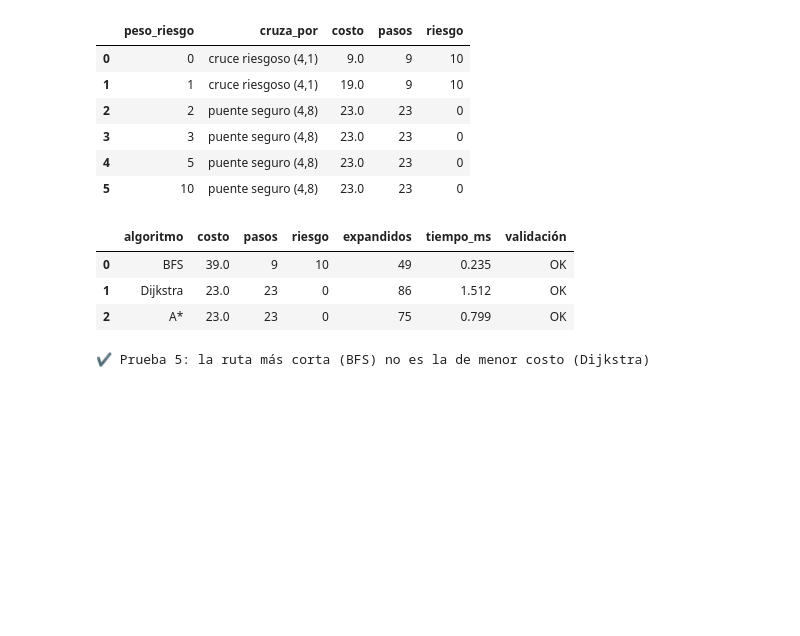
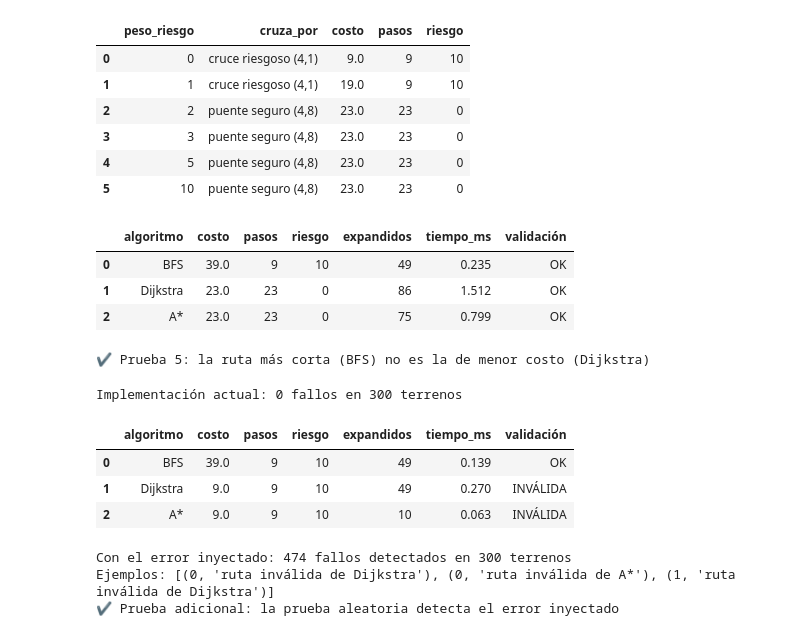
Before and after one commit to jorgemx546/rutas-inundacion, a Jupyter notebook: rutas_inundacion.ipynb, the cells around one changed output. Cells and saved outputs as stored; diff of their text form; code cells hidden in the pictures; blank space fills up the shorter version.

Commit message:
test: agrega prueba adicional con error inyectado

```diff
--- a/rutas_inundacion.ipynb
+++ b/rutas_inundacion.ipynb
@@ -278,3 +278,55 @@ Leyenda: verde claro=seco | azul claro=inundación baja | azul=media | azul oscu
 | 1 | Dijkstra | 23.0 | 23 | 0 | 86 | 1.512 | OK |
 | 2 | A* | 23.0 | 23 | 0 | 75 | 0.799 | OK |
 ✔ Prueba 5: la ruta más corta (BFS) no es la de menor costo (Dijkstra)
+# %%
+# Prueba adicional: ¿las pruebas detectan un error real en la búsqueda?
+def prueba_aleatoria(algoritmos, n_terrenos=300, semilla=42):
+    """Compara BFS, Dijkstra y A* en terrenos aleatorios y devuelve los fallos."""
+    rng = np.random.default_rng(semilla)
+    fallos = []
+    for i in range(n_terrenos):
+        n = int(rng.integers(5, 12))
+        gg = rng.choice(5, size=(n, n), p=[.4, .2, .15, .1, .15])
+        gg[0, 0] = SECO; gg[-1, -1] = SECO
+        w = float(rng.integers(0, 6)); ini, meta = (0, 0), (n - 1, n - 1)
+        rb, rd, ra = (f(gg, ini, meta, w) for f in algoritmos)
+        if len({rb["ruta"] is None, rd["ruta"] is None, ra["ruta"] is None}) > 1:
+            fallos.append((i, "desacuerdo sobre existencia de ruta")); continue
+        if rd["ruta"] is None: continue
+        if abs(rd["costo"] - ra["costo"]) > 1e-9: fallos.append((i, "Dijkstra != A*"))
+        if rb["costo"] < rd["costo"] - 1e-9: fallos.append((i, "BFS mejor que Dijkstra"))
+        for r in (rb, rd, ra):
+            if validar_ruta(gg, r["ruta"], ini, meta, w, r["costo"]):
+                fallos.append((i, f"ruta inválida de {r['algoritmo']}"))
+    return fallos
+
+# (a) La implementación actual no debe tener fallos
+fallos = prueba_aleatoria(ALGORITMOS)
+print(f"Implementación actual: {len(fallos)} fallos en 300 terrenos")
+assert not fallos, fallos[:5]
+
+# (b) Se inyecta un error a propósito: Dijkstra y A* suman 1 por paso e ignoran el riesgo.
+#     Si la prueba no lo detecta, la prueba no sirve.
+def costo_sin_riesgo(grid, pos, peso):
+    return 1
+
+ALGORITMOS_CON_ERROR = [
+    bfs,
+    lambda g, i, m, p=PESO_RIESGO: dijkstra(g, i, m, p, costo_paso=costo_sin_riesgo),
+    lambda g, i, m, p=PESO_RIESGO: a_estrella(g, i, m, p, costo_paso=costo_sin_riesgo),
+]
+display(comparar(grid, INICIO, REFUGIO, algoritmos=ALGORITMOS_CON_ERROR))
+fallos_error = prueba_aleatoria(ALGORITMOS_CON_ERROR)
+print(f"Con el error inyectado: {len(fallos_error)} fallos detectados en 300 terrenos")
+print("Ejemplos:", fallos_error[:3])
+assert fallos_error, "la prueba NO detectó el error inyectado"
+print("✔ Prueba adicional: la prueba aleatoria detecta el error inyectado")
+# %% [output]
+Implementación actual: 0 fallos en 300 terrenos
+|  | algoritmo | costo | pasos | riesgo | expandidos | tiempo_ms | validación |
+| 0 | BFS | 39.0 | 9 | 10 | 49 | 0.139 | OK |
+| 1 | Dijkstra | 9.0 | 9 | 10 | 49 | 0.270 | INVÁLIDA |
+| 2 | A* | 9.0 | 9 | 10 | 10 | 0.063 | INVÁLIDA |
+Con el error inyectado: 474 fallos detectados en 300 terrenos
+Ejemplos: [(0, 'ruta inválida de Dijkstra'), (0, 'ruta inválida de A*'), (1, 'ruta inválida de Dijkstra')]
+✔ Prueba adicional: la prueba aleatoria detecta el error inyectado
```
